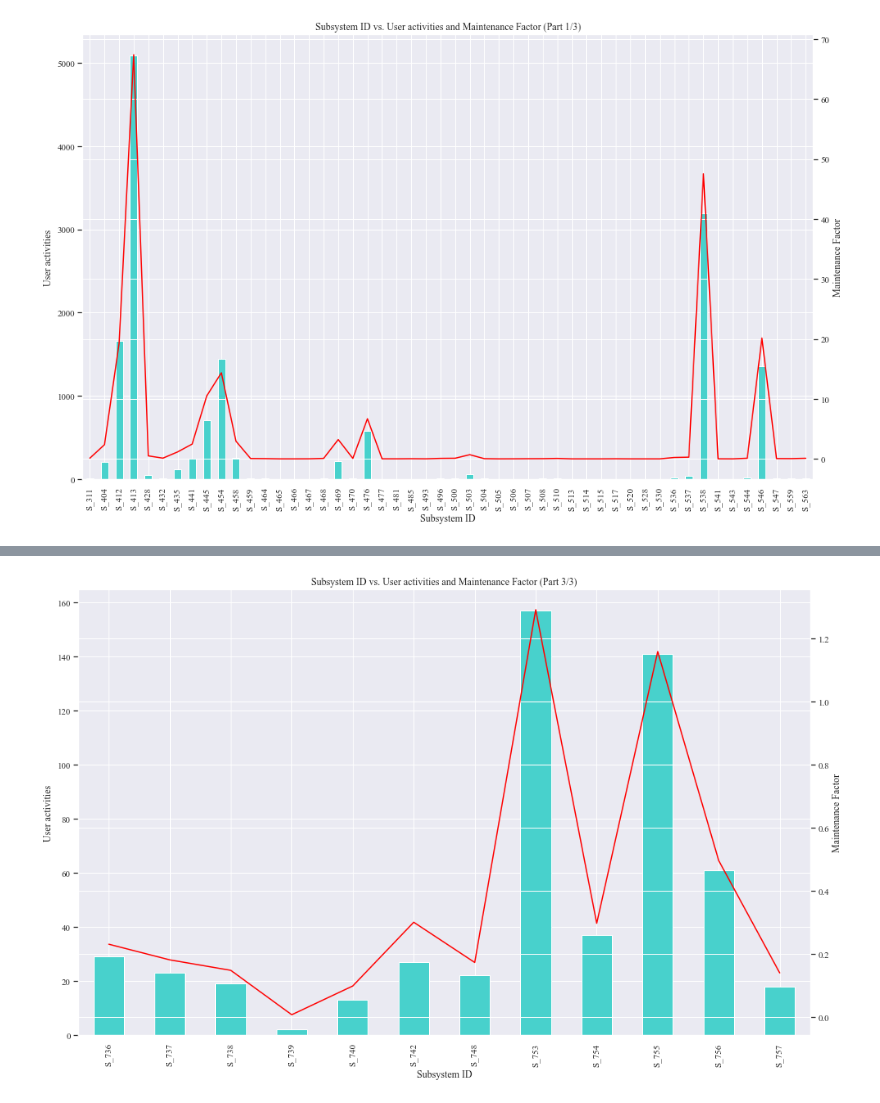
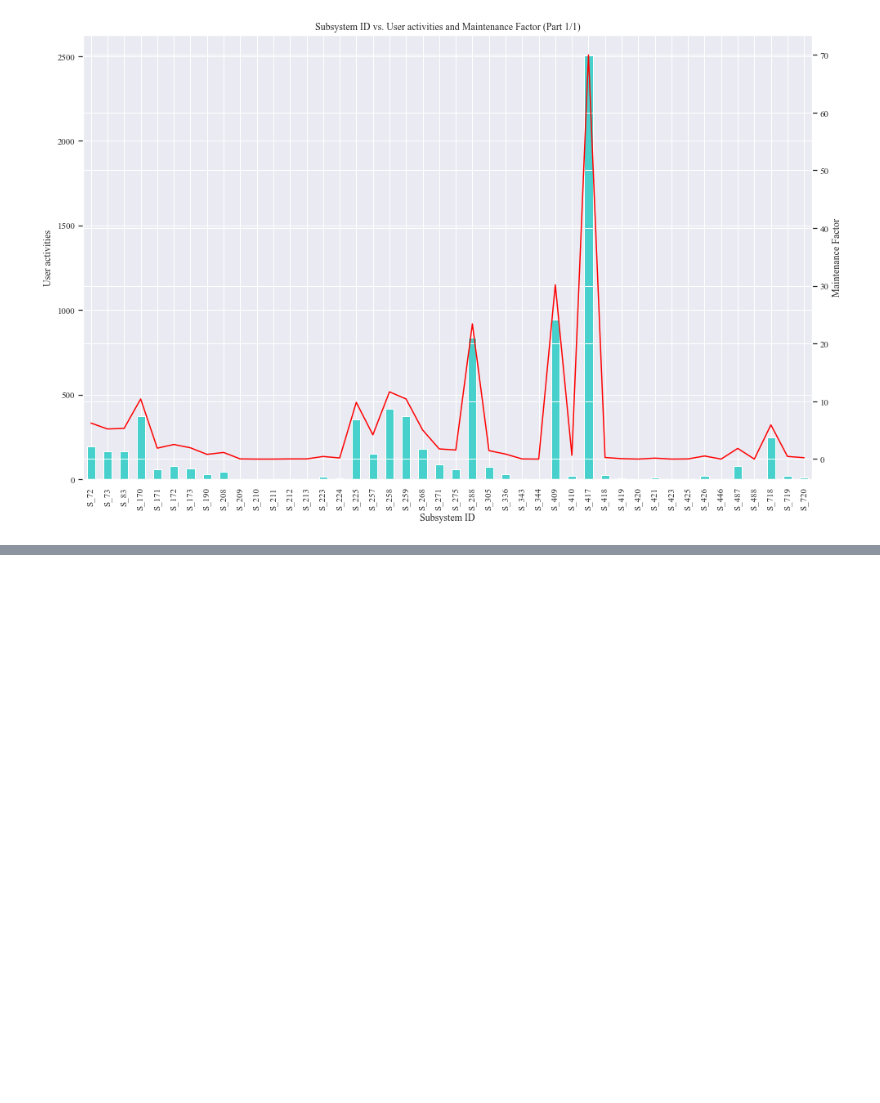
Before and after one commit to CorrieScheepers/Masters, a Jupyter notebook: src/Ch3/log_analysis/uat_analysis.ipynb, the cells around one changed output, grey strips where cells are left out. Cells and saved outputs as stored; diff of their text form; code cells hidden in the pictures; blank space fills up the shorter version.

```diff
--- a/src/Ch3/log_analysis/uat_analysis.ipynb
+++ b/src/Ch3/log_analysis/uat_analysis.ipynb
@@ -182,58 +182,59 @@ def createLatexMultiRows(data, filename, caption, unique_tables):
 createLatexMultiRows(projectA_ByActivityType, 'projectA_UserNormilised', 'Case study A results', projectA['ActivityType'].unique().tolist())
 createLatexMultiRows(projectB_ByActivityType, 'projectB_UserNormilised', 'Case study B results', projectB['ActivityType'].unique().tolist())
 # %%
-sns.set(style="darkgrid")
-plt.rcParams["font.family"] = "Times New Roman"
-plt.rcParams["figure.figsize"] = (16,10)
+def createFigures(data, case):
+    sns.set(style="darkgrid")
+    plt.rcParams["font.family"] = "Times New Roman"
+    plt.rcParams["figure.figsize"] = (16,10)
 
-# get the unique SubSystemIds
-subsystem_ids = projectB_Normilised['SubSystemId'].unique()
+    # get the unique SubSystemIds
+    subsystem_ids = data['SubSystemId'].unique()
 
-# set the number of subsystems to show per graph
-num_subsystems_per_graph = 50
+    # set the number of subsystems to show per graph
+    num_subsystems_per_graph = 50
 
-# calculate the number of graphs needed
-num_graphs = int(np.ceil(len(subsystem_ids) / num_subsystems_per_graph))
+    # calculate the number of graphs needed
+    num_graphs = int(np.ceil(len(subsystem_ids) / num_subsystems_per_graph))
 
-projectB_Normilised['SS_SystemId'] = "S" + '_' + projectB_Normilised['SubSystemId'].astype(str)
+    data['SS_SystemId'] = "S" + '_' + data['SubSystemId'].astype(str)
 
+    # loop through each graph
+    for i in range(num_graphs):
+        start_index = i * num_subsystems_per_graph
+        end_index = min((i+1) * num_subsystems_per_graph, len(subsystem_ids))
+        current_ids = subsystem_ids[start_index:end_index]
 
-# loop through each graph
-for i in range(num_graphs):
-    start_index = i * num_subsystems_per_graph
-    end_index = min((i+1) * num_subsystems_per_graph, len(subsystem_ids))
-    current_ids = subsystem_ids[start_index:end_index]
+        # filter the data to show only the current subsystem ids
+        current_data = data[data['SubSystemId'].isin(current_ids)]
 
-    # filter the data to show only the current subsystem ids
-    current_data = projectB_Normilised[projectB_Normilised['SubSystemId'].isin(current_ids)]
+        # create figure and axis objects with subplots()
+        fig, ax = plt.subplots()
 
-    # create figure and axis objects with subplots()
-    fig, ax = plt.subplots()
+        # create a twin axis object that shares the x-axis
+        ax2 = ax.twinx()
 
-    # create a twin axis object that shares the x-axis
-    ax2 = ax.twinx()
+        # plot the bar chart
+        current_data.plot(kind='bar', x='SS_SystemId', y='Count', ax=ax, color='mediumturquoise', legend=False)
+        ax.set_ylabel('User activities')
 
-    # plot the bar chart
-    current_data.plot(kind='bar', x='SS_SystemId', y='Count', ax=ax, color='mediumturquoise', legend=False)
-    ax.set_ylabel('User activities')
+        # plot the line graph on the twin axis
+        current_data.plot(kind='line', x='SS_SystemId', y='MaintenanceFactor', ax=ax2, color='red', legend=False)
+        ax2.set_ylabel('Maintenance Factor')
 
-    # plot the line graph on the twin axis
-    current_data.plot(kind='line', x='SS_SystemId', y='MaintenanceFactor', ax=ax2, color='red', legend=False)
-    ax2.set_ylabel('Maintenance Factor')
+        # set the x-axis label and tick label rotation
+        ax.set_xlabel('Subsystem ID')
+        plt.xticks(rotation='horizontal')
 
-    # set the x-axis label and tick label rotation
-    ax.set_xlabel('Subsystem ID')
-    plt.xticks(rotation='horizontal')
+        # add a title to the chart
+        plt.title(f'Subsystem ID vs. User activities and Maintenance Factor (Part {i+1}/{num_graphs})')
 
-    # add a title to the chart
-    plt.title(f'Subsystem ID vs. User activities and Maintenance Factor (Part {i+1}/{num_graphs})')
+        # save the current figure
+        plt.savefig(f'../../../img/ch3/analysis/case_{case}_subsystems_{i+1}.pdf', format="pdf", bbox_inches="tight")
 
-    # save the current figure
-    plt.savefig(f'../../../img/ch3/analysis/subsystems_{i+1}.pdf', format="pdf", bbox_inches="tight")
+        # close the figure to free memory
+        plt.close(fig)
 
-    plt.show()
-
-    # close the figure to free memory
-    plt.close(fig)
+createFigures(projectA_Normilised, 'A')
+createFigures(projectB_Normilised, 'B')
 # %% [output]
-[figure, old version]
+[figure, new version]
@@ -241,4 +242,3 @@ for i in range(num_graphs):
-[figure, removed]
 # %%
 df = pd.read_csv("../data/uat_raw/systems2.csv")
 
```
Also changed, not shown: parts of 1 cell of this notebook, 8 other files.
